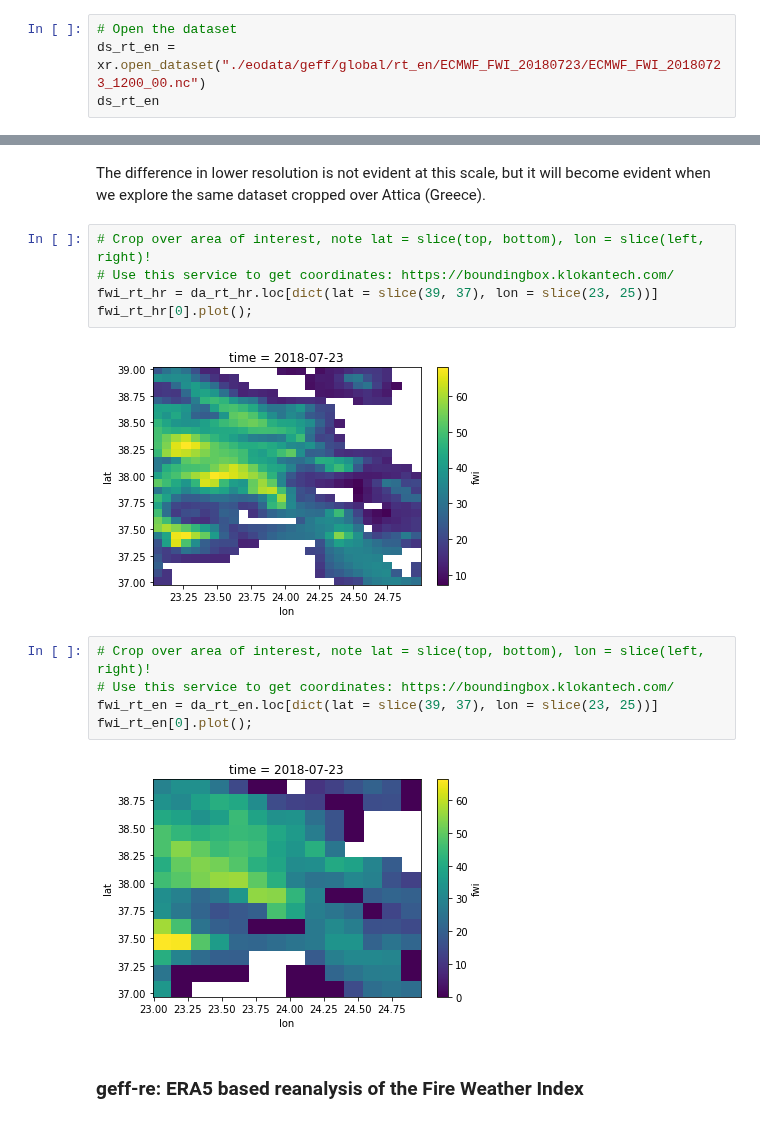
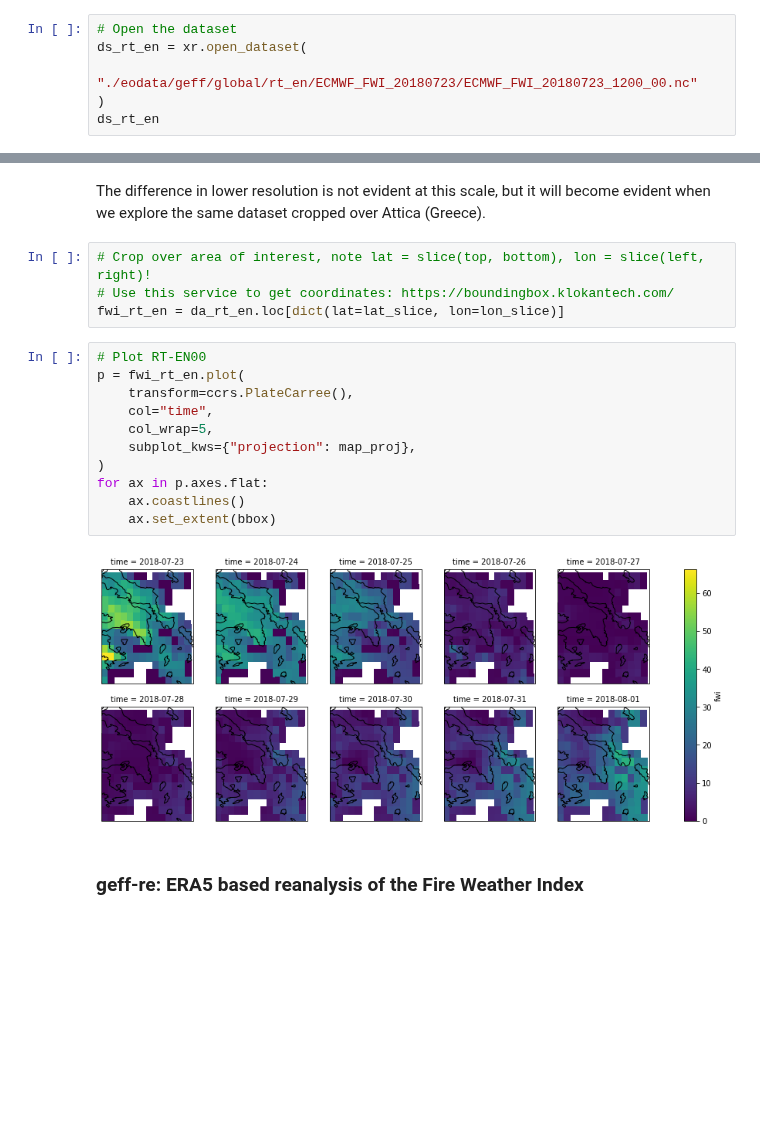
Before and after one commit to cvitolo/geff_notebooks, a Jupyter notebook: 201807_Greece_00_data_overview.ipynb, the cells around one changed output, grey strips where cells are left out. Saved outputs shown, nothing was run; the diff lists cells and outputs as text; blank space fills up the shorter version.

```diff
--- a/201807_Greece_00_data_overview.ipynb
+++ b/201807_Greece_00_data_overview.ipynb
@@ -159,7 +199,9 @@ da_rt_hr[0].plot();
 This dataset provides real-time probabilistic (~18 Km) fire danger forecasts up to 10 days ahead. Each member of the ensemble has similar structure to the HRES but lower resolution.
 # %%
 # Open the dataset
-ds_rt_en = xr.open_dataset("./eodata/geff/global/rt_en/ECMWF_FWI_20180723/ECMWF_FWI_20180723_1200_00.nc")
+ds_rt_en = xr.open_dataset(
+    "./eodata/geff/global/rt_en/ECMWF_FWI_20180723/ECMWF_FWI_20180723_1200_00.nc"
+)
 ds_rt_en
 # %% [output]
 <xarray.Dataset>
@@ -205,17 +247,20 @@ The difference in lower resolution is not evident at this scale, but it will bec
 # %%
 # Crop over area of interest, note lat = slice(top, bottom), lon = slice(left, right)!
 # Use this service to get coordinates: https://boundingbox.klokantech.com/
-fwi_rt_hr = da_rt_hr.loc[dict(lat = slice(39, 37), lon = slice(23, 25))]
-fwi_rt_hr[0].plot();
+fwi_rt_en = da_rt_en.loc[dict(lat=lat_slice, lon=lon_slice)]
-# %% [output]
-[figure, removed]
-# %%
-# Crop over area of interest, note lat = slice(top, bottom), lon = slice(left, right)!
-# Use this service to get coordinates: https://boundingbox.klokantech.com/
-fwi_rt_en = da_rt_en.loc[dict(lat = slice(39, 37), lon = slice(23, 25))]
-fwi_rt_en[0].plot();
-# %% [output]
-[figure, removed]
+# %%
+# Plot RT-EN00
+p = fwi_rt_en.plot(
+    transform=ccrs.PlateCarree(),
+    col="time",
+    col_wrap=5,
+    subplot_kws={"projection": map_proj},
+)
+for ax in p.axes.flat:
+    ax.coastlines()
+    ax.set_extent(bbox)
+# %% [output]
+[figure, added]
 # %% [markdown]
 ### geff-re: ERA5 based reanalysis of the Fire Weather Index
 # %% [markdown]
```
Also changed, not shown: parts of 15 cells of this notebook.
